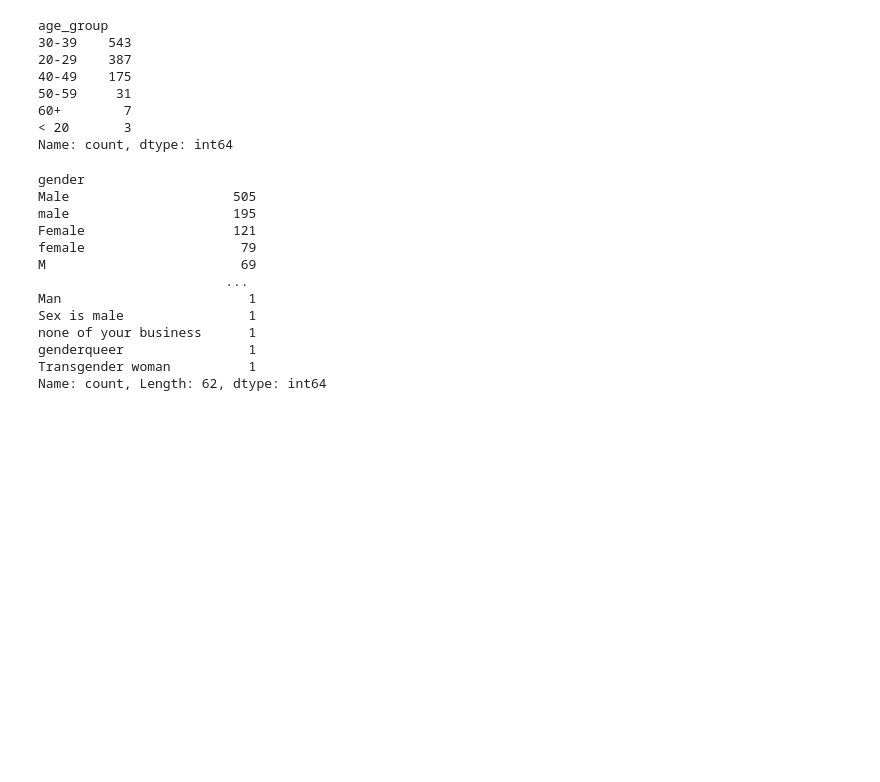
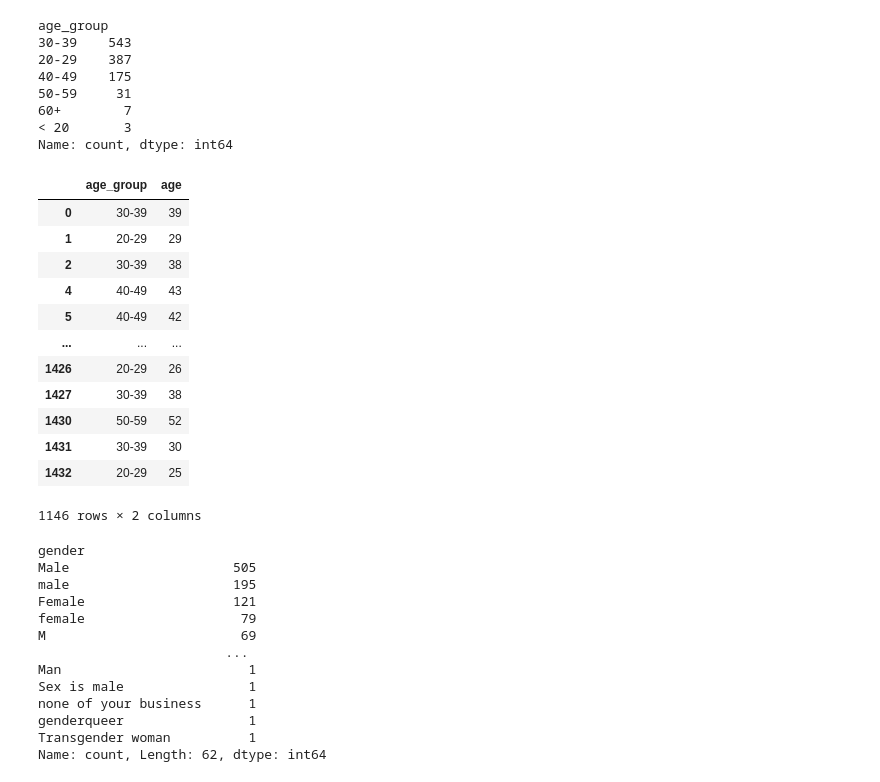
Before and after one commit to AlexandraFaria/UnsupervisedLearningTask1Project, a Jupyter notebook: Task1DataCleaning.ipynb, the cells around one changed output. Drawn from its saved outputs; the diff is of its cells as text; code cells hidden in the pictures; blank space fills up the shorter version.

```diff
--- a/Task1DataCleaning.ipynb
+++ b/Task1DataCleaning.ipynb
@@ -290,10 +302,11 @@ age
 Name: count, dtype: int64
 # %%
 # Age has outlier values of 323, 99, 3 which are not logical in terms of employment age
-# Due to sensitivity of PCA and KMeans to outliers, will replace with the age occurring most often.
+# Due to sensitivity of PCA and KMeans to outliers, will replace with the mean age.
 
-mode_age = tech_df['age'].value_counts().index[0]
-tech_df['age'] = tech_df['age'].replace([323, 99, 3], mode_age)
+mean_age = tech_df['age'].mean()
+tech_df['age'] = tech_df['age'].replace([323, 99, 3], mean_age)
+tech_df['age'] = tech_df['age'].astype(int)
 # %%
 # Reorganize age into age groups to aid in dataset consistency, while all other features are categorical.
 tech_df['age'].max(), tech_df['age'].min()
@@ -333,6 +345,28 @@ age_group
 60+        7
 < 20       3
 Name: count, dtype: int64
+# %%
+# View features age_group and age to verify regrouping was done correctly
+
+# Create a DataFrame to view 'age_group' and 'age' side by side
+
+verification_df = tech_df[['age_group', 'age']]
+
+verification_df
+# %% [output]
+|  | age_group | age |
+| 0 | 30-39 | 39 |
+| 1 | 20-29 | 29 |
+| 2 | 30-39 | 38 |
+| 4 | 40-49 | 43 |
+| 5 | 40-49 | 42 |
+| ... | ... | ... |
+| 1426 | 20-29 | 26 |
+| 1427 | 30-39 | 38 |
+| 1430 | 50-59 | 52 |
+| 1431 | 30-39 | 30 |
+| 1432 | 20-29 | 25 |
+1146 rows × 2 columns
 # %%
 # Drop age column as it is no longer needed
 
```
Also changed, not shown: parts of 26 cells of this notebook.
